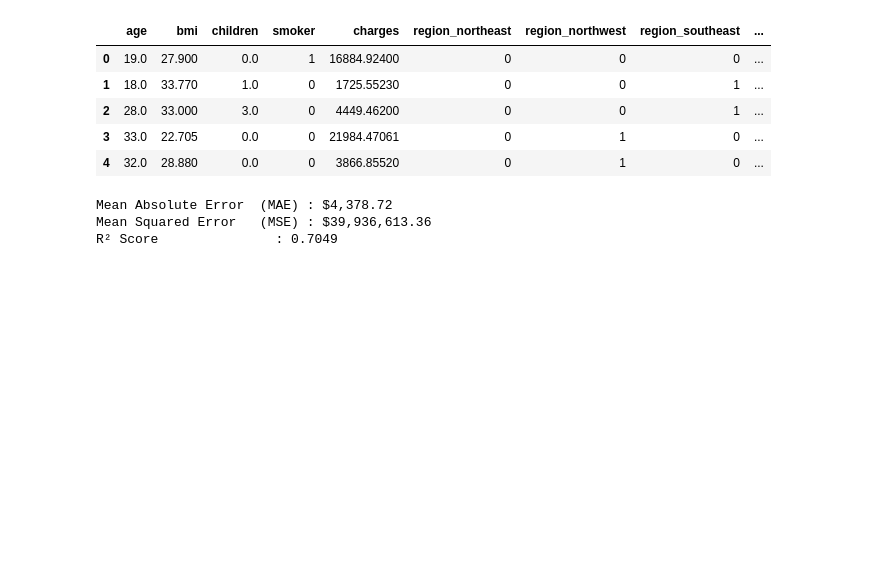
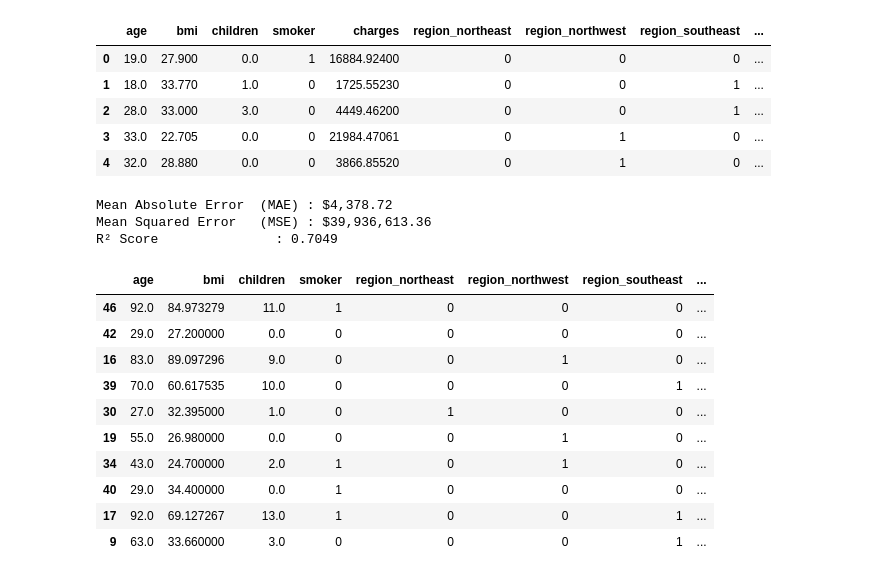
Before and after one commit to PRB18/insurance_prediction, a Jupyter notebook: insurance.ipynb, the cells around one changed output. Saved outputs shown, nothing was run; the diff lists cells and outputs as text; code cells hidden in the pictures; blank space fills up the shorter version.

Commit message:
predicted values of new dataset validation_dataset.csv

```diff
--- a/insurance.ipynb
+++ b/insurance.ipynb
@@ -193,0 +188,37 @@ def processing(df):
+# %%
+# ---- STEP 6: PREDICT CHARGES FOR NEW (UNSEEN) DATA ----
+from pandas import Index
+# Load a brand new dataset that the model has never seen before
+validation_data = pd.read_csv('https://raw.githubusercontent.com/KeithGalli/Regression-Example/refs/heads/master/validation_dataset.csv')
+validation_data.to_csv('validation_dataset.csv', index=False)
+
+
+# Process it the same way we processed the training data
+# (the model needs the data in the exact same format it was trained on)
+validation_data_new = processing(validation_data)
+
+# Use the trained model to predict charges for each person in the validation data
+# NOTE: we pass 'validation_data_new' (processed), NOT 'validation_data' (raw)
+predictions = model.predict(validation_data_new)
+
+# Store the predicted charges back into the dataframe
+validation_data_new["charges"] = predictions
+
+# If any predicted charge is negative (which doesn't make sense),
+# replace it with 1000 as a minimum floor value
+validation_data_new["charges"] = validation_data_new["charges"].apply(lambda x: x if x > 0 else 1000)
+
+# Show the results
+validation_data_new.sample(10)
+# %% [output]
+|  | age | bmi | children | smoker | region_northeast | region_northwest | region_southeast | ... |
+| 46 | 92.0 | 84.973279 | 11.0 | 1 | 0 | 0 | 0 | ... |
+| 42 | 29.0 | 27.200000 | 0.0 | 0 | 0 | 0 | 0 | ... |
+| 16 | 83.0 | 89.097296 | 9.0 | 0 | 0 | 1 | 0 | ... |
+| 39 | 70.0 | 60.617535 | 10.0 | 0 | 0 | 0 | 1 | ... |
+| 30 | 27.0 | 32.395000 | 1.0 | 0 | 1 | 0 | 0 | ... |
+| 19 | 55.0 | 26.980000 | 0.0 | 0 | 0 | 1 | 0 | ... |
+| 34 | 43.0 | 24.700000 | 2.0 | 1 | 0 | 1 | 0 | ... |
+| 40 | 29.0 | 34.400000 | 0.0 | 1 | 0 | 0 | 0 | ... |
+| 17 | 92.0 | 69.127267 | 13.0 | 1 | 0 | 0 | 1 | ... |
+| 9 | 63.0 | 33.660000 | 3.0 | 0 | 0 | 0 | 1 | ... |
```
Also changed, not shown: parts of 2 cells of this notebook, 1 other file.
